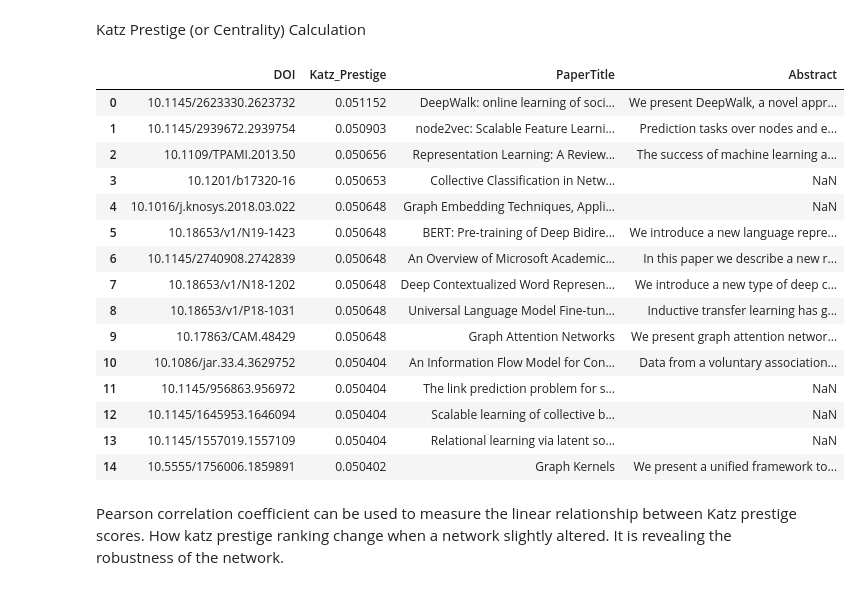
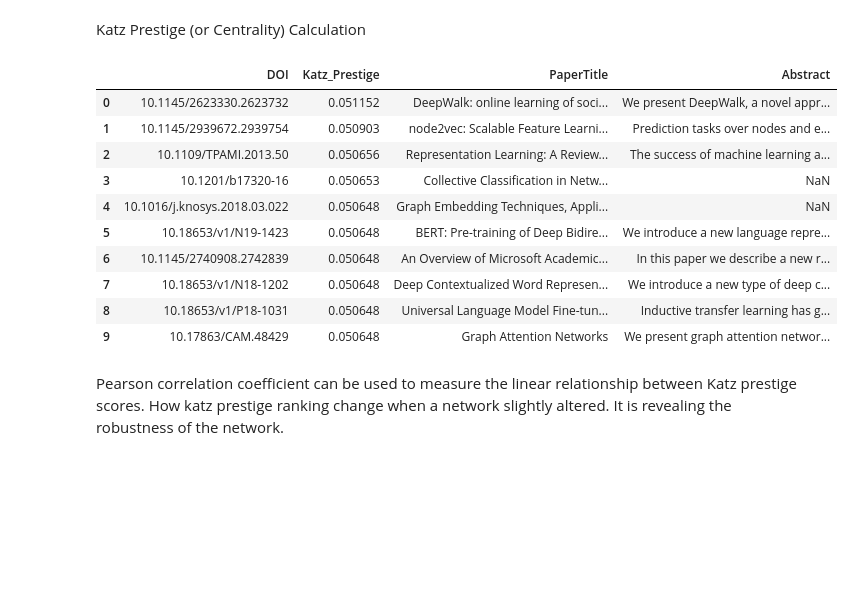
Before and after one commit to Thenuja-S/Graph-Theoretic-Research-Project, a Jupyter notebook: scripts/GenerateNetowrkX_Graph.ipynb, the cells around one changed output. Saved outputs shown, nothing was run; the diff lists cells and outputs as text; code cells hidden in the pictures; blank space fills up the shorter version.

```diff
--- a/scripts/GenerateNetowrkX_Graph.ipynb
+++ b/scripts/GenerateNetowrkX_Graph.ipynb
@@ -140,39 +138,34 @@ edges_df_cleaned = edges_df.dropna(subset=["Source", "Target"])
 G_original = nx.from_pandas_edgelist(edges_df_cleaned,
                                      source='Source',
                                      target='Target',
                                      create_using=nx.DiGraph())
 
 alpha = 0.005
 katz_centrality = nx.katz_centrality_numpy(G_original, alpha=alpha)
 
 katz_df = pd.DataFrame(katz_centrality.items(), columns=["DOI", "Katz_Prestige"])
 
 katz_df = katz_df.dropna(subset=["DOI"])
 
 katz_df = katz_df.merge(nodes_df[['NodeID', 'PaperTitle', 'Abstract']], left_on='DOI', right_on='NodeID', how='left')
 katz_df = katz_df.drop(columns=['NodeID'])
 
 katz_df = katz_df.sort_values(by="Katz_Prestige", ascending=False).reset_index(drop=True)
 
 katz_df.to_csv(DIRECTORY / 'katz_centrality_scores.csv', index=False)
-katz_df.head(15)
+katz_df.head(10)
 # %% [output]
 |  | DOI | Katz_Prestige | PaperTitle | Abstract |
 | 0 | 10.1145/2623330.2623732 | 0.051152 | DeepWalk: online learning of soci... | We present DeepWalk, a novel appr... |
 | 1 | 10.1145/2939672.2939754 | 0.050903 | node2vec: Scalable Feature Learni... | Prediction tasks over nodes and e... |
 | 2 | 10.1109/TPAMI.2013.50 | 0.050656 | Representation Learning: A Review... | The success of machine learning a... |
 | 3 | 10.1201/b17320-16 | 0.050653 | Collective Classification in Netw... | NaN |
 | 4 | 10.1016/j.knosys.2018.03.022 | 0.050648 | Graph Embedding Techniques, Appli... | NaN |
 | 5 | 10.18653/v1/N19-1423 | 0.050648 | BERT: Pre-training of Deep Bidire... | We introduce a new language repre... |
 | 6 | 10.1145/2740908.2742839 | 0.050648 | An Overview of Microsoft Academic... | In this paper we describe a new r... |
 | 7 | 10.18653/v1/N18-1202 | 0.050648 | Deep Contextualized Word Represen... | We introduce a new type of deep c... |
 | 8 | 10.18653/v1/P18-1031 | 0.050648 | Universal Language Model Fine-tun... | Inductive transfer learning has g... |
 | 9 | 10.17863/CAM.48429 | 0.050648 | Graph Attention Networks | We present graph attention networ... |
-| 10 | 10.1086/jar.33.4.3629752 | 0.050404 | An Information Flow Model for Con... | Data from a voluntary association... |
-| 11 | 10.1145/956863.956972 | 0.050404 | The link prediction problem for s... | NaN |
-| 12 | 10.1145/1645953.1646094 | 0.050404 | Scalable learning of collective b... | NaN |
-| 13 | 10.1145/1557019.1557109 | 0.050404 | Relational learning via latent so... | NaN |
-| 14 | 10.5555/1756006.1859891 | 0.050402 | Graph Kernels | We present a unified framework to... |
 # %% [markdown]
 Pearson correlation coefficient can be used to measure the linear relationship between Katz prestige scores. How katz prestige ranking change when a network slightly altered. It is revealing the robustness of the network.
 # %%
```
Also changed, not shown: parts of 10 cells of this notebook, 5 other files.
